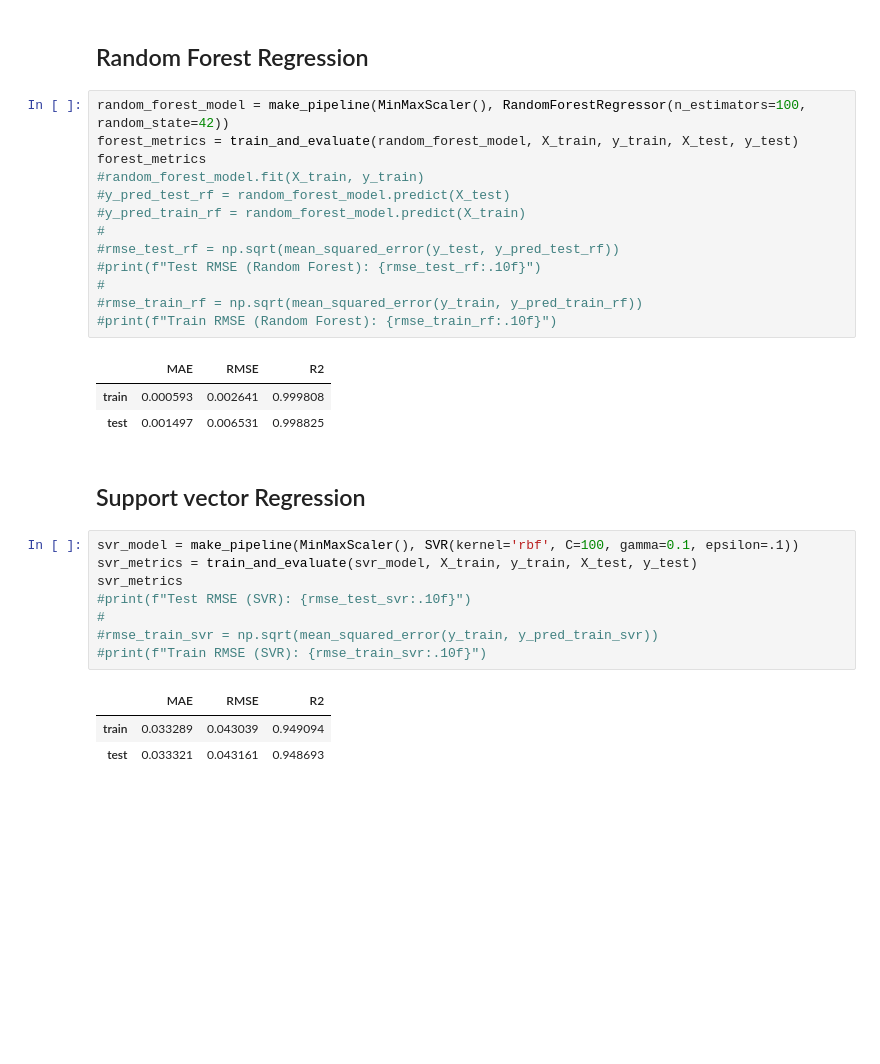
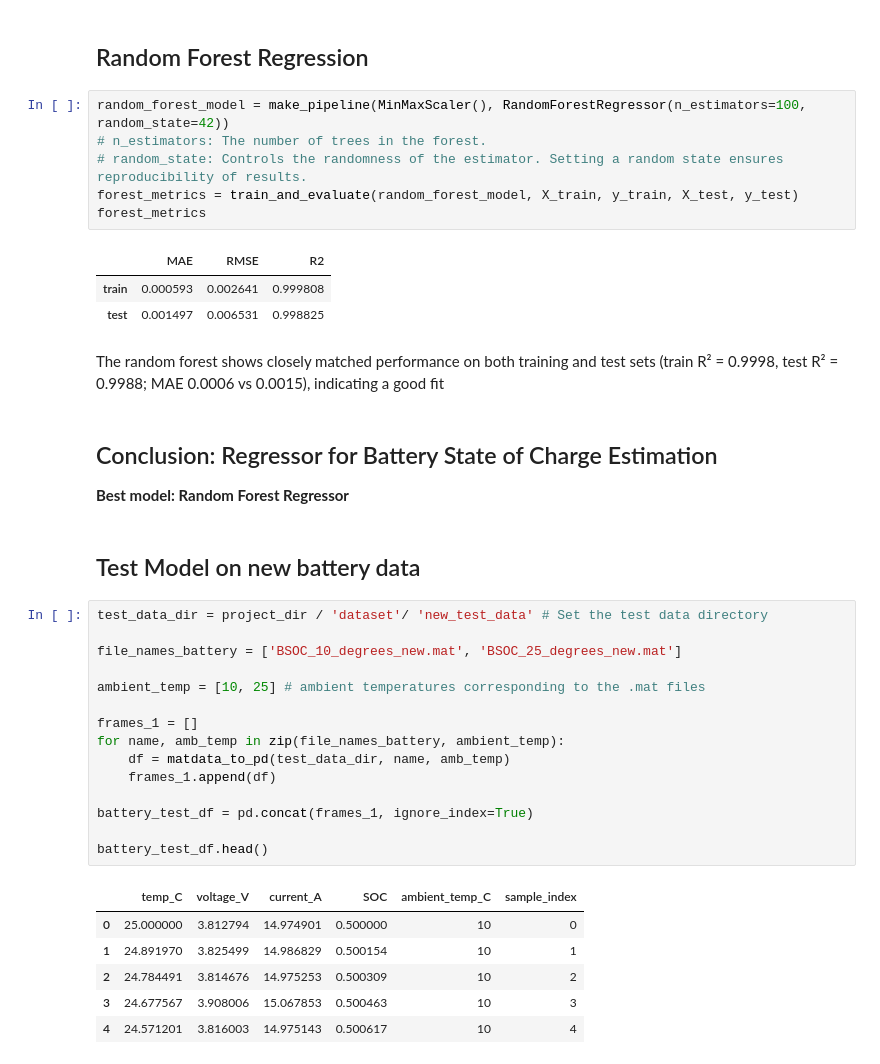
Before and after one commit to KWycliff/machine_learning, a Jupyter notebook: final_project/battery_state_of_charge_estimation.ipynb, the cells around one changed output. Cells and saved outputs as stored; diff of their text form; blank space fills up the shorter version.

```diff
--- a/final_project/battery_state_of_charge_estimation.ipynb
+++ b/final_project/battery_state_of_charge_estimation.ipynb
@@ -271,32 +265,41 @@ tree_metrics
 ## Random Forest Regression
 # %%
 random_forest_model = make_pipeline(MinMaxScaler(), RandomForestRegressor(n_estimators=100, random_state=42))
+# n_estimators: The number of trees in the forest.
+# random_state: Controls the randomness of the estimator. Setting a random state ensures reproducibility of results.
 forest_metrics = train_and_evaluate(random_forest_model, X_train, y_train, X_test, y_test)
 forest_metrics
-#random_forest_model.fit(X_train, y_train)
-#y_pred_test_rf = random_forest_model.predict(X_test)
-#y_pred_train_rf = random_forest_model.predict(X_train)
-#
-#rmse_test_rf = np.sqrt(mean_squared_error(y_test, y_pred_test_rf))
-#print(f"Test RMSE (Random Forest): {rmse_test_rf:.10f}")
-#
-#rmse_train_rf = np.sqrt(mean_squared_error(y_train, y_pred_train_rf))
-#print(f"Train RMSE (Random Forest): {rmse_train_rf:.10f}")
 # %% [output]
 |  | MAE | RMSE | R2 |
 | train | 0.000593 | 0.002641 | 0.999808 |
 | test | 0.001497 | 0.006531 | 0.998825 |
-# %% [markdown]
-## Support vector Regression
-# %%
-svr_model = make_pipeline(MinMaxScaler(), SVR(kernel='rbf', C=100, gamma=0.1, epsilon=.1))
-svr_metrics = train_and_evaluate(svr_model, X_train, y_train, X_test, y_test)
-svr_metrics
-#print(f"Test RMSE (SVR): {rmse_test_svr:.10f}")
-#
-#rmse_train_svr = np.sqrt(mean_squared_error(y_train, y_pred_train_svr))
-#print(f"Train RMSE (SVR): {rmse_train_svr:.10f}")
-# %% [output]
-|  | MAE | RMSE | R2 |
-| train | 0.033289 | 0.043039 | 0.949094 |
-| test | 0.033321 | 0.043161 | 0.948693 |
+# %% [markdown]
+The random forest shows closely matched performance on both training and test sets (train R² = 0.9998, test R² = 0.9988; MAE 0.0006 vs 0.0015), indicating a good fit
+# %% [markdown]
+## Conclusion: Regressor for Battery State of Charge Estimation
+
+**Best model: Random Forest Regressor**
+# %% [markdown]
+## Test Model on new battery data
+# %%
+test_data_dir = project_dir / 'dataset'/ 'new_test_data' # Set the test data directory
+
+file_names_battery = ['BSOC_10_degrees_new.mat', 'BSOC_25_degrees_new.mat']
+
+ambient_temp = [10, 25] # ambient temperatures corresponding to the .mat files
+
+frames_1 = []
+for name, amb_temp in zip(file_names_battery, ambient_temp):
+    df = matdata_to_pd(test_data_dir, name, amb_temp)
+    frames_1.append(df)
+
+battery_test_df = pd.concat(frames_1, ignore_index=True)
+
+battery_test_df.head()
+# %% [output]
+|  | temp_C | voltage_V | current_A | SOC | ambient_temp_C | sample_index |
+| 0 | 25.000000 | 3.812794 | 14.974901 | 0.500000 | 10 | 0 |
+| 1 | 24.891970 | 3.825499 | 14.986829 | 0.500154 | 10 | 1 |
+| 2 | 24.784491 | 3.814676 | 14.975253 | 0.500309 | 10 | 2 |
+| 3 | 24.677567 | 3.908006 | 15.067853 | 0.500463 | 10 | 3 |
+| 4 | 24.571201 | 3.816003 | 14.975143 | 0.500617 | 10 | 4 |
```
Also changed, not shown: parts of 14 cells of this notebook, 1 other file.
